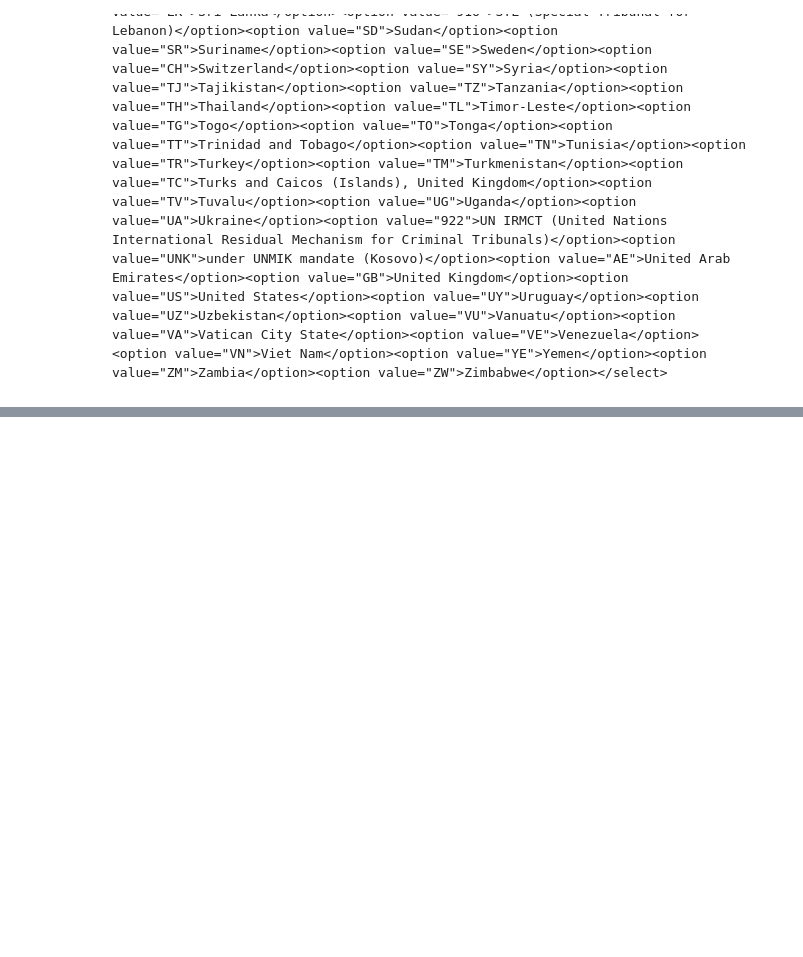
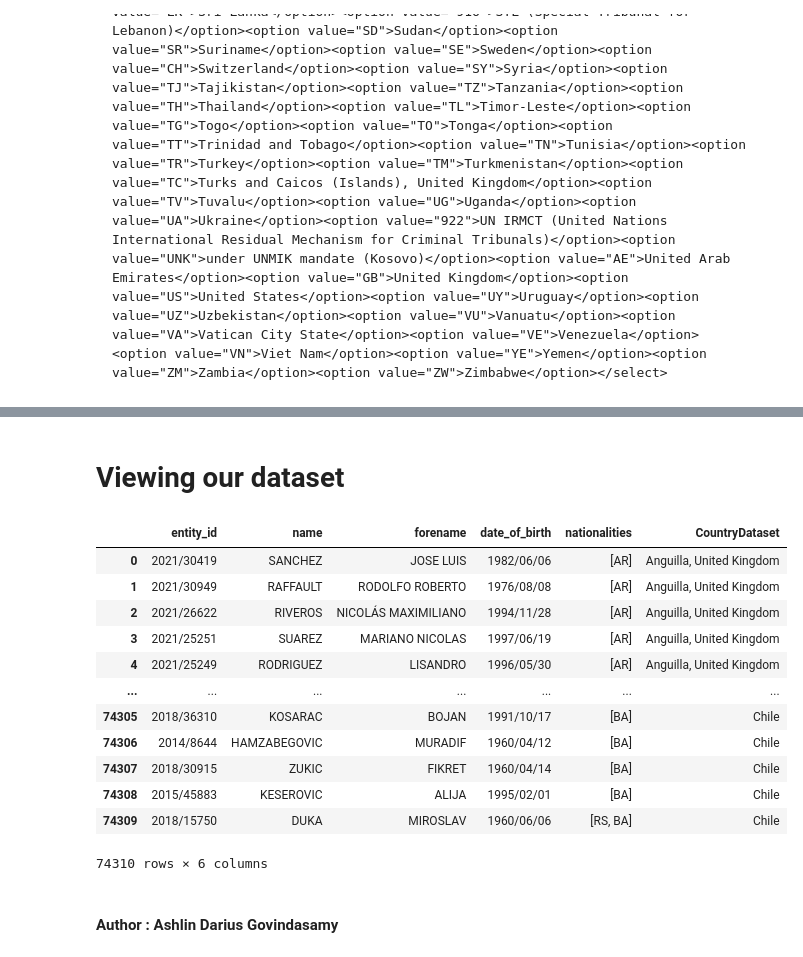
Before and after one commit to ADGSTUDIOS/InterpolScrapping, a Jupyter notebook: interpolscrapping.ipynb, the cells around one changed output, grey strips where cells are left out. Cells and saved outputs as stored; diff of their text form; code cells hidden in the pictures; blank space fills up the shorter version.

```diff
--- a/interpolscrapping.ipynb
+++ b/interpolscrapping.ipynb
@@ -50,0 +68,37 @@ data
+# %%
+forename = []
+date_of_birth =[]
+entity_id = []
+nationalities = []
+name  =  []
+_links = []
+nameofcountrydb = []
+
+paginationlinks = []
+for index,countrycode in enumerate(tqdm(CountryCodes)):
+    url = 'https://ws-public.interpol.int/notices/v1/red?&nationality='+countrycode
+    try:
+      GetPaginationLinks(url)
+      for link in paginationlinks:
+              metadata = returnResponse(link)
+              for key,value in metadata.items():
+                  for person in value:
+                      for title,data in person.items():
+                          nameofcountrydb.append(CountryNames[index])
+                          if title == 'forename':
+                              forename.append(data)
+                          if title == 'date_of_birth':
+                              date_of_birth.append(data)
+                          if title == 'entity_id':
+                              entity_id.append(data)
+                          if title == 'nationalities':
+                              nationalities.append(data)
+                          if title == 'name':
+                              name.append(data)
+                          if title == '_links':
+                              _links.append(data)
+    except Exception as e:
+            print('Error :',f'Country {CountryNames[index]} has failed to get a valid response continuing ...')
+            time.sleep(10)
+            CountryCodes.pop(index)
+            CountryNames.pop(index)
@@ -50,0 +113,23 @@ data
+# %% [markdown]
+# Viewing our dataset
+# %%
+import pandas as pd
+data = list(zip(entity_id,name,forename,date_of_birth,nationalities,nameofcountrydb))
+df = pd.DataFrame(data, columns = ['entity_id', 'name', 'forename','date_of_birth','nationalities','CountryDataset'])
+df
+# %% [output]
+|  | entity_id | name | forename | date_of_birth | nationalities | CountryDataset |
+| 0 | 2021/30419 | SANCHEZ | JOSE LUIS | 1982/06/06 | [AR] | Anguilla, United Kingdom |
+| 1 | 2021/30949 | RAFFAULT | RODOLFO ROBERTO | 1976/08/08 | [AR] | Anguilla, United Kingdom |
+| 2 | 2021/26622 | RIVEROS | NICOLÁS MAXIMILIANO | 1994/11/28 | [AR] | Anguilla, United Kingdom |
+| 3 | 2021/25251 | SUAREZ | MARIANO NICOLAS | 1997/06/19 | [AR] | Anguilla, United Kingdom |
+| 4 | 2021/25249 | RODRIGUEZ | LISANDRO | 1996/05/30 | [AR] | Anguilla, United Kingdom |
+| ... | ... | ... | ... | ... | ... | ... |
+| 74305 | 2018/36310 | KOSARAC | BOJAN | 1991/10/17 | [BA] | Chile |
+| 74306 | 2014/8644 | HAMZABEGOVIC | MURADIF | 1960/04/12 | [BA] | Chile |
+| 74307 | 2018/30915 | ZUKIC | FIKRET | 1960/04/14 | [BA] | Chile |
+| 74308 | 2015/45883 | KESEROVIC | ALIJA | 1995/02/01 | [BA] | Chile |
+| 74309 | 2018/15750 | DUKA | MIROSLAV | 1960/06/06 | [RS, BA] | Chile |
+74310 rows × 6 columns
+# %% [markdown]
+#### Author : Ashlin Darius Govindasamy
```
Also changed, not shown: parts of 10 cells of this notebook.
